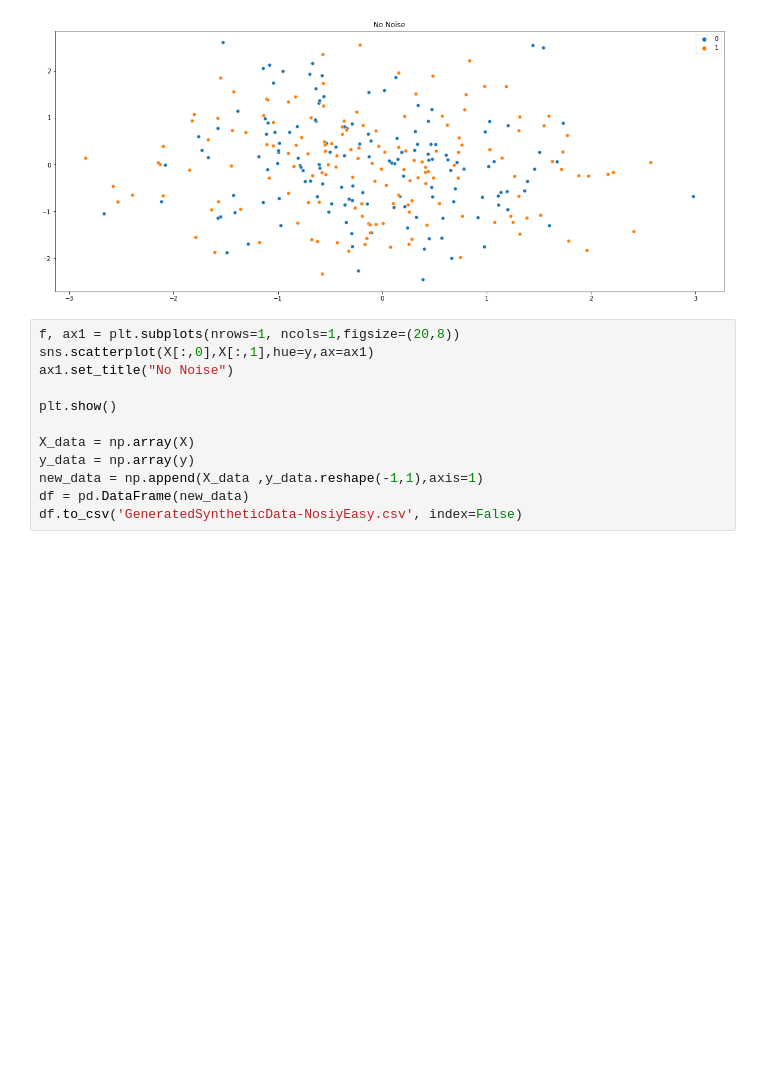
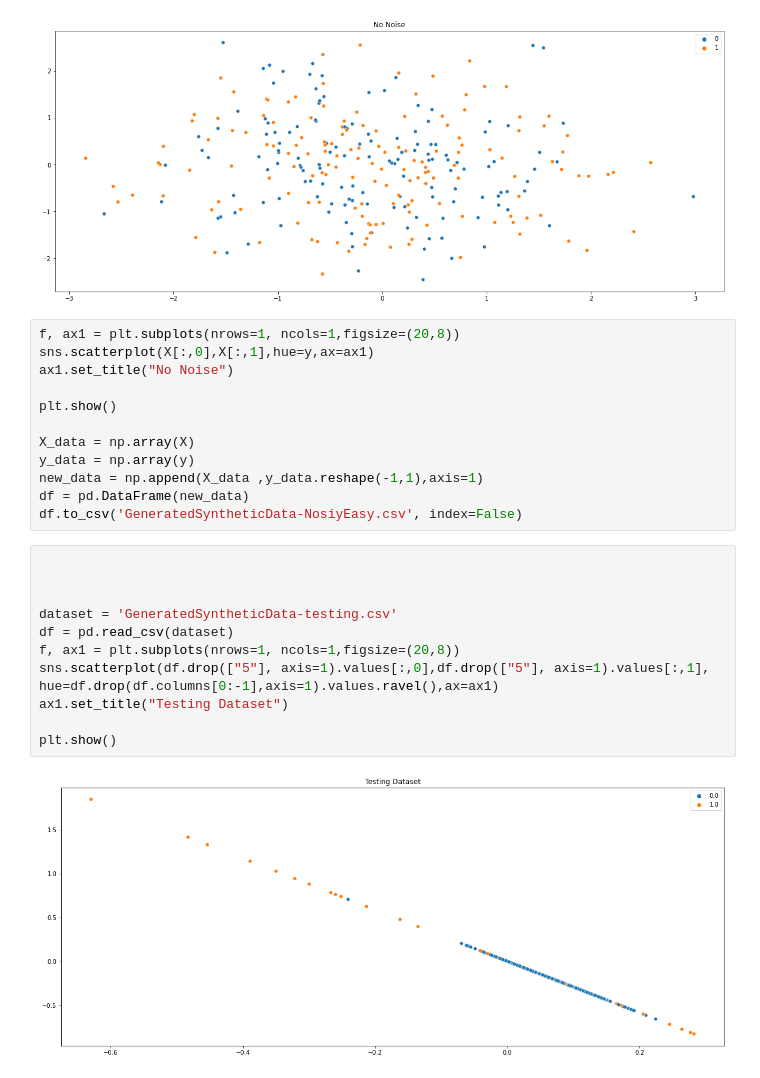
Before and after one commit to AdJansen/Artificial-Immune-System-For-Class-Imbalance, a Jupyter notebook: Data/DataGenerator.ipynb, the cells around one changed output. Drawn from its saved outputs; the diff is of its cells as text; blank space fills up the shorter version.

```diff
--- a/Data/DataGenerator.ipynb
+++ b/Data/DataGenerator.ipynb
@@ -125,3 +125,16 @@ y_data = np.array(y)
 new_data = np.append(X_data ,y_data.reshape(-1,1),axis=1)
 df = pd.DataFrame(new_data)
 df.to_csv('GeneratedSyntheticData-NosiyEasy.csv', index=False)
+# %%
+
+
+
+dataset = 'GeneratedSyntheticData-testing.csv'
+df = pd.read_csv(dataset)
+f, ax1 = plt.subplots(nrows=1, ncols=1,figsize=(20,8))
+sns.scatterplot(df.drop(["5"], axis=1).values[:,0],df.drop(["5"], axis=1).values[:,1], hue=df.drop(df.columns[0:-1],axis=1).values.ravel(),ax=ax1)
+ax1.set_title("Testing Dataset")
+
+plt.show()
+# %% [output]
+[figure, added]
```
Also changed, not shown: 3 other files.
